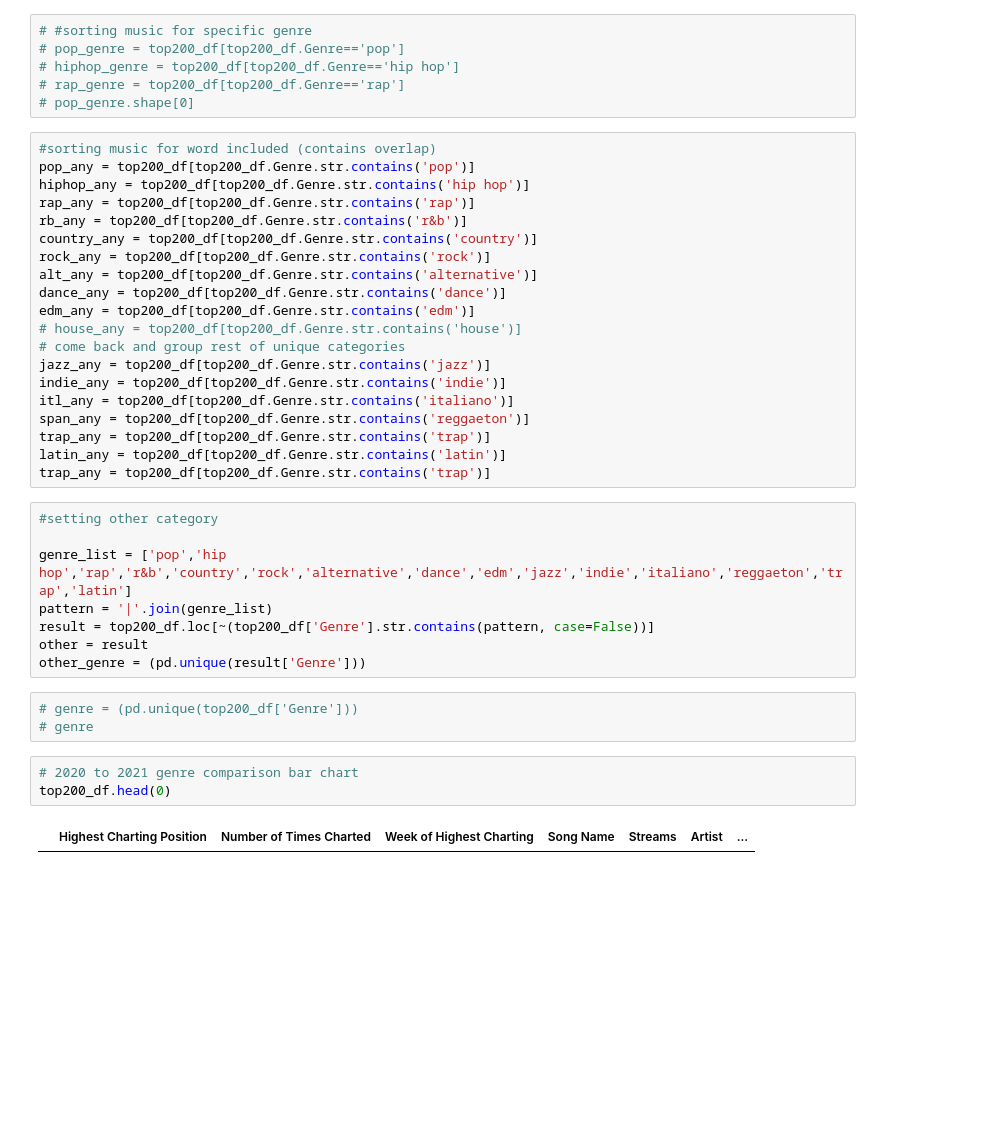
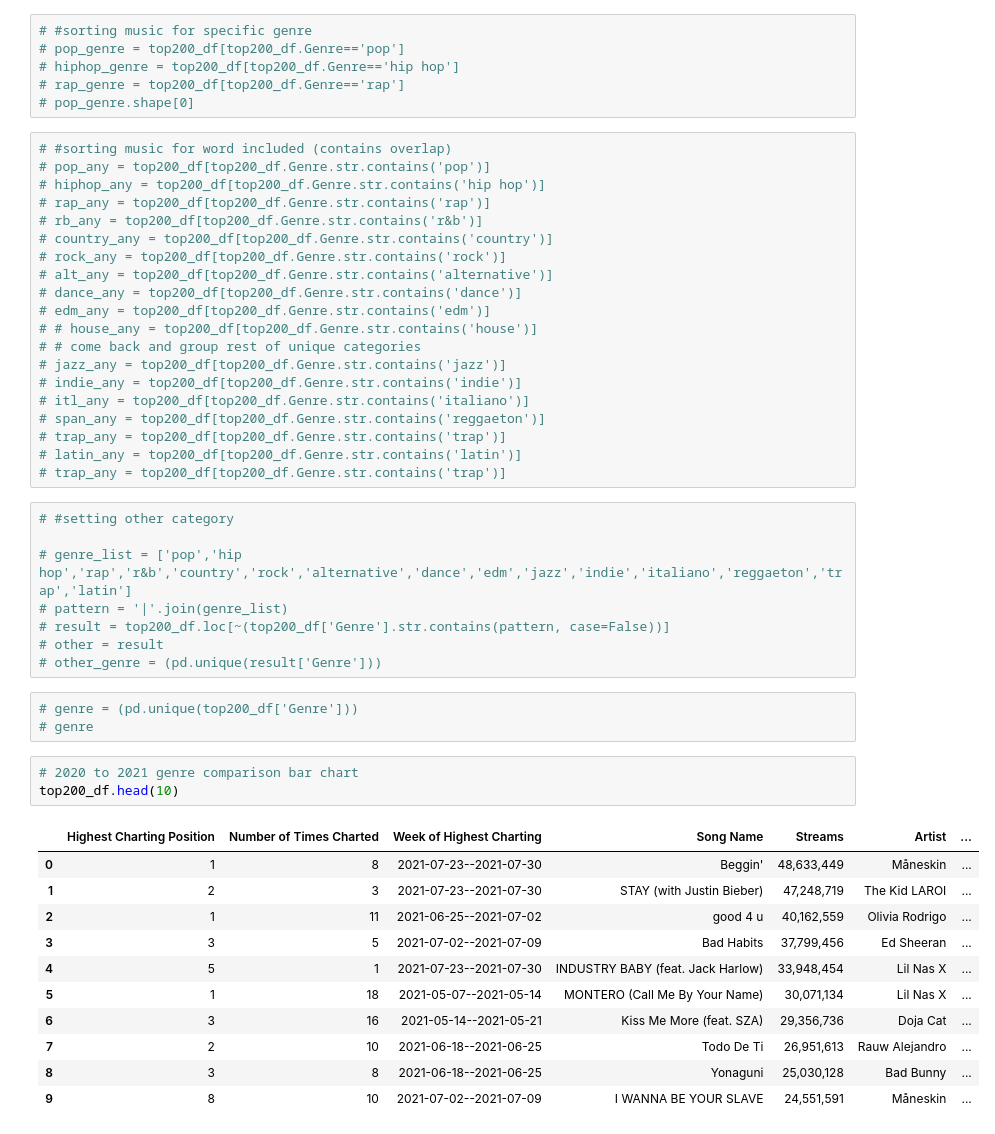
Before and after one commit to saharthejamal/project_one, a Jupyter notebook: Alexis_code.ipynb, the cells around one changed output. Drawn from its saved outputs; the diff is of its cells as text; blank space fills up the shorter version.

```diff
--- a/Alexis_code.ipynb
+++ b/Alexis_code.ipynb
@@ -39,41 +90,51 @@ top200_df.Genre = top200_df.Genre.str.replace("\'", "")
 # rap_genre = top200_df[top200_df.Genre=='rap']
 # pop_genre.shape[0]
 # %%
-#sorting music for word included (contains overlap)
-pop_any = top200_df[top200_df.Genre.str.contains('pop')]
-hiphop_any = top200_df[top200_df.Genre.str.contains('hip hop')]
-rap_any = top200_df[top200_df.Genre.str.contains('rap')]
-rb_any = top200_df[top200_df.Genre.str.contains('r&b')]
-country_any = top200_df[top200_df.Genre.str.contains('country')]
-rock_any = top200_df[top200_df.Genre.str.contains('rock')]
-alt_any = top200_df[top200_df.Genre.str.contains('alternative')]
-dance_any = top200_df[top200_df.Genre.str.contains('dance')]
-edm_any = top200_df[top200_df.Genre.str.contains('edm')]
-# house_any = top200_df[top200_df.Genre.str.contains('house')]
-# come back and group rest of unique categories
-jazz_any = top200_df[top200_df.Genre.str.contains('jazz')]
-indie_any = top200_df[top200_df.Genre.str.contains('indie')]
-itl_any = top200_df[top200_df.Genre.str.contains('italiano')]
-span_any = top200_df[top200_df.Genre.str.contains('reggaeton')]
-trap_any = top200_df[top200_df.Genre.str.contains('trap')]
-latin_any = top200_df[top200_df.Genre.str.contains('latin')]
-trap_any = top200_df[top200_df.Genre.str.contains('trap')]
+# #sorting music for word included (contains overlap)
+# pop_any = top200_df[top200_df.Genre.str.contains('pop')]
+# hiphop_any = top200_df[top200_df.Genre.str.contains('hip hop')]
+# rap_any = top200_df[top200_df.Genre.str.contains('rap')]
+# rb_any = top200_df[top200_df.Genre.str.contains('r&b')]
+# country_any = top200_df[top200_df.Genre.str.contains('country')]
+# rock_any = top200_df[top200_df.Genre.str.contains('rock')]
+# alt_any = top200_df[top200_df.Genre.str.contains('alternative')]
+# dance_any = top200_df[top200_df.Genre.str.contains('dance')]
+# edm_any = top200_df[top200_df.Genre.str.contains('edm')]
+# # house_any = top200_df[top200_df.Genre.str.contains('house')]
+# # come back and group rest of unique categories
+# jazz_any = top200_df[top200_df.Genre.str.contains('jazz')]
+# indie_any = top200_df[top200_df.Genre.str.contains('indie')]
+# itl_any = top200_df[top200_df.Genre.str.contains('italiano')]
+# span_any = top200_df[top200_df.Genre.str.contains('reggaeton')]
+# trap_any = top200_df[top200_df.Genre.str.contains('trap')]
+# latin_any = top200_df[top200_df.Genre.str.contains('latin')]
+# trap_any = top200_df[top200_df.Genre.str.contains('trap')]
 # %%
-#setting other category
+# #setting other category
 
-genre_list = ['pop','hip hop','rap','r&b','country','rock','alternative','dance','edm','jazz','indie','italiano','reggaeton','trap','latin']
-pattern = '|'.join(genre_list)
-result = top200_df.loc[~(top200_df['Genre'].str.contains(pattern, case=False))]
-other = result
-other_genre = (pd.unique(result['Genre']))
+# genre_list = ['pop','hip hop','rap','r&b','country','rock','alternative','dance','edm','jazz','indie','italiano','reggaeton','trap','latin']
+# pattern = '|'.join(genre_list)
+# result = top200_df.loc[~(top200_df['Genre'].str.contains(pattern, case=False))]
+# other = result
+# other_genre = (pd.unique(result['Genre']))
 # %%
 # genre = (pd.unique(top200_df['Genre']))
 # genre
 # %%
 # 2020 to 2021 genre comparison bar chart
-top200_df.head(0)
+top200_df.head(10)
 # %% [output]
 |  | Highest Charting Position | Number of Times Charted | Week of Highest Charting | Song Name | Streams | Artist | ... |
+| 0 | 1 | 8 | 2021-07-23--2021-07-30 | Beggin' | 48,633,449 | Måneskin | ... |
+| 1 | 2 | 3 | 2021-07-23--2021-07-30 | STAY (with Justin Bieber) | 47,248,719 | The Kid LAROI | ... |
+| 2 | 1 | 11 | 2021-06-25--2021-07-02 | good 4 u | 40,162,559 | Olivia Rodrigo | ... |
+| 3 | 3 | 5 | 2021-07-02--2021-07-09 | Bad Habits | 37,799,456 | Ed Sheeran | ... |
+| 4 | 5 | 1 | 2021-07-23--2021-07-30 | INDUSTRY BABY (feat. Jack Harlow) | 33,948,454 | Lil Nas X | ... |
+| 5 | 1 | 18 | 2021-05-07--2021-05-14 | MONTERO (Call Me By Your Name) | 30,071,134 | Lil Nas X | ... |
+| 6 | 3 | 16 | 2021-05-14--2021-05-21 | Kiss Me More (feat. SZA) | 29,356,736 | Doja Cat | ... |
+| 7 | 2 | 10 | 2021-06-18--2021-06-25 | Todo De Ti | 26,951,613 | Rauw Alejandro | ... |
+| 8 | 3 | 8 | 2021-06-18--2021-06-25 | Yonaguni | 25,030,128 | Bad Bunny | ... |
+| 9 | 8 | 10 | 2021-07-02--2021-07-09 | I WANNA BE YOUR SLAVE | 24,551,591 | Måneskin | ... |
 # %%
 #  number of times charted v. number of times streamed (scatter plot)
 # # number of time charted v. highest charting position (scatter plot)
```
Also changed, not shown: parts of 12 cells of this notebook.
